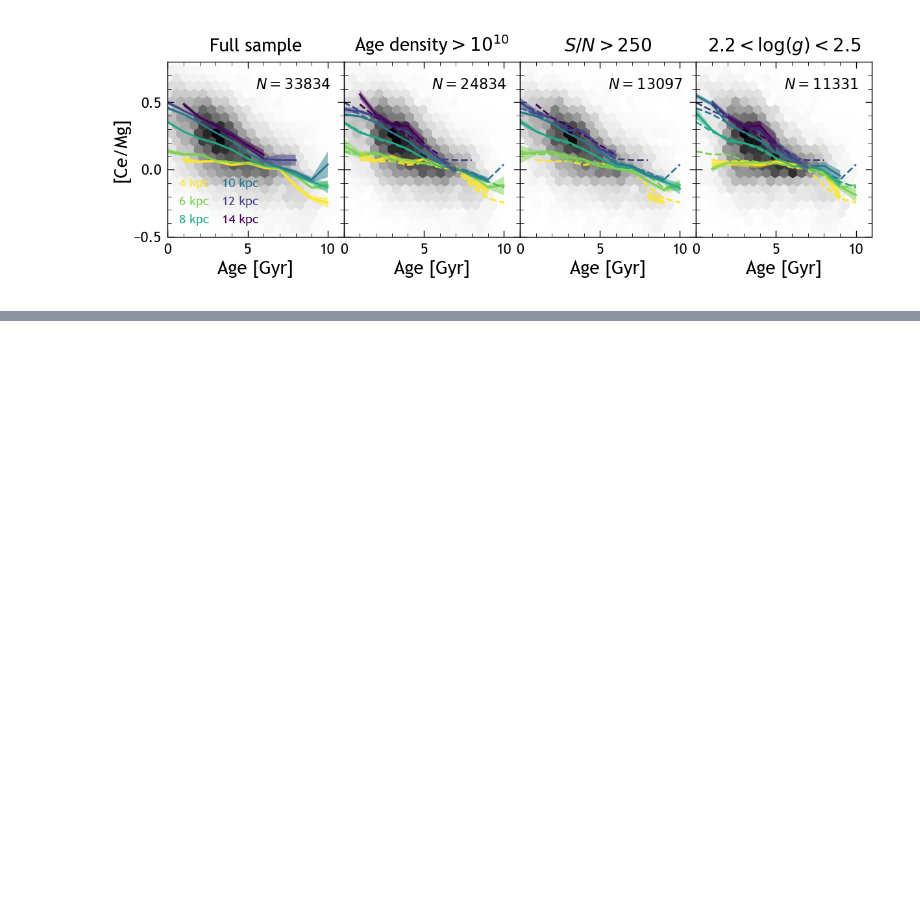
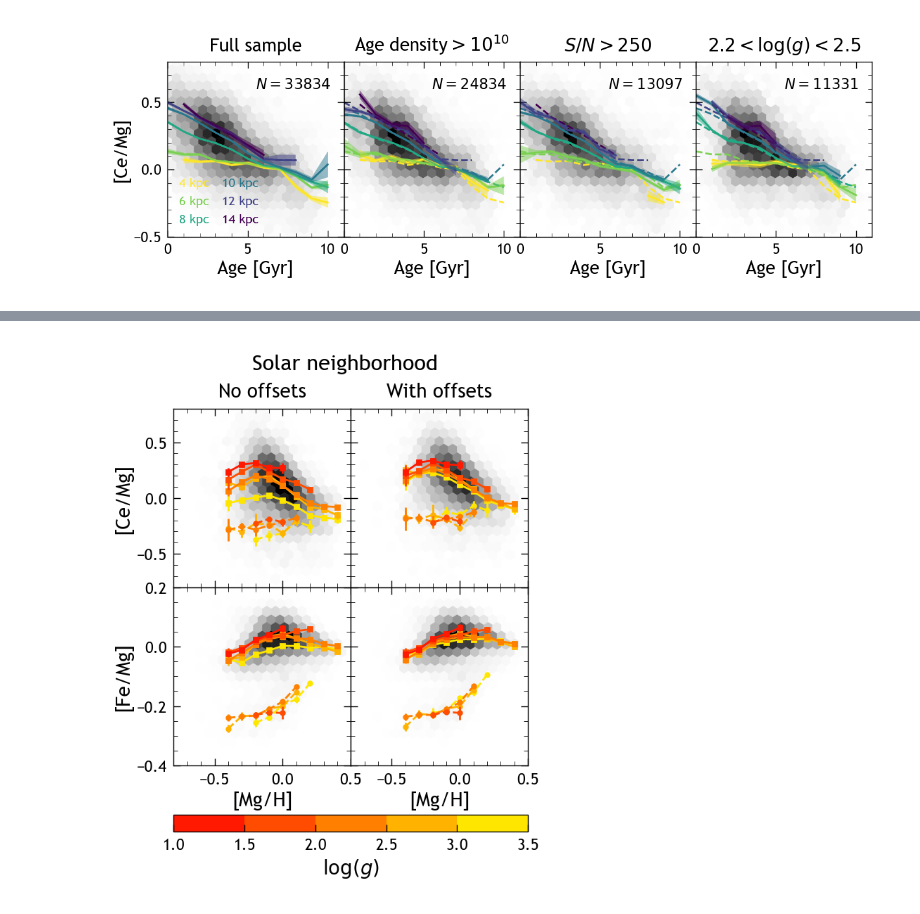
Before and after one commit to lodubay/chemical-clocks, a Jupyter notebook: src/scripts/sensitivity_tests.ipynb, the cells around one changed output, grey strips where cells are left out. Drawn from its saved outputs; the diff is of its cells as text; code cells hidden in the pictures; blank space fills up the shorter version.

```diff
--- a/src/scripts/sensitivity_tests.ipynb
+++ b/src/scripts/sensitivity_tests.ipynb
@@ -414,0 +420,99 @@ plt.show()
+# %%
+# Initialize grid of log(g), [Mg/H] values
+MgH_bin_edges = np.round(np.linspace(-0.75, 0.45, 13, endpoint=True), 2)
+MgH_bin_centers = get_bin_centers(MgH_bin_edges)
+logg_bin_edges = np.linspace(0, 3.5, 8, endpoint=True)
+logg_bin_centers = get_bin_centers(logg_bin_edges)
+AXES_LIM = {
+    'mg_h': (-0.8, 0.5),
+    'ce_mg': (-0.8, 0.8),
+    'fe_mg': (-0.4, 0.2)
+}
+
+# Plot
+fig, axs = plt.subplots(
+    2, 2,
+    sharex=True, sharey='row',
+    figsize=(ONE_COLUMN_WIDTH, 1.2 * ONE_COLUMN_WIDTH),
+    gridspec_kw={'hspace': 0, 'wspace': 0}
+)
+cmap = truncate_colormap(plt.get_cmap('autumn'), minval=0.1, maxval=0.9)
+norm = BoundaryNorm(logg_bin_edges[2:], cmap.N)
+hexbin_kw = dict(gridsize=20, linewidths=0.2, cmap='binary')
+ms = 2
+for i, ycol in enumerate(['ce_mg', 'ce_mg_corr', 'fe_mg', 'fe_mg_corr']):
+    ax = axs.flatten()[i]
+    # 2D hexbin of all stars
+    ax.hexbin(
+        local_sample['mg_h'], local_sample[ycol],
+        extent=[*AXES_LIM['mg_h'], *AXES_LIM[ycol.replace('_corr', '')]],
+        **hexbin_kw
+    )
+    # Plot median trends binned by log(g)
+    # Ignore log(g) < 1 as that is outside the sample cut
+    for j in range(2, logg_bin_centers.shape[0]):
+        logg_lim = logg_bin_edges[j:j+2]
+        logg_center = np.sum(logg_bin_edges[j:j+2])/2
+        logg_subset = local_sample[
+            (local_sample['logg'] > logg_lim[0]) &
+            (local_sample['logg'] < logg_lim[1])
+        ]
+        # High-alpha median trends, binned by [Mg/H]
+        high_alpha_uncorr_med = binned_quantiles(
+            logg_subset[logg_subset['high_alpha']], ycol, 'mg_h',
+            q=0.5, bin_edges=MgH_bin_edges, min_count=10, est_errors=True
+        )
+        ax.errorbar(
+            *high_alpha_uncorr_med,
+            fmt='o--', markersize=ms,
+            capsize=0,
+            color=cmap(norm(logg_center)),
+            zorder=10-j
+        )
+        # Low-alpha median trends, binned by [Mg/H]
+        low_alpha_uncorr_med = binned_quantiles(
+            logg_subset[logg_subset['low_alpha']], ycol, 'mg_h',
+            q=0.5, bin_edges=MgH_bin_edges, min_count=10, est_errors=True
+        )
+        ax.errorbar(
+            *low_alpha_uncorr_med,
+            fmt='s-', markersize=ms,
+            capsize=0,
+            color=cmap(norm(logg_center)),
+            zorder=10-j
+        )
+# Add colorbar
+cax = insert_colorbar_axes(
+    fig,
+    pad=0.06, width=0.03,
+    orientation='horizontal'
+)
+fig.colorbar(
+    ScalarMappable(norm, cmap),
+    cax=cax,
+    label=r'$\log(g)$',
+    orientation='horizontal'
+)
+cax.yaxis.set_inverted(True)
+# Plot labels
+axs[0,0].set_title('No offsets')
+axs[0,1].set_title('With offsets')
+axs[0,0].set_ylabel('[Ce/Mg]')
+axs[1,0].set_ylabel('[Fe/Mg]')
+axs[1,0].set_xlabel('[Mg/H]')
+axs[1,1].set_xlabel('[Mg/H]')
+# Axes limits
+axs[0,0].set_xlim(AXES_LIM['mg_h'])
+axs[0,0].set_ylim(AXES_LIM['ce_mg'])
+axs[1,0].set_ylim(AXES_LIM['fe_mg'])
+# Axes tickers
+axs[0,0].xaxis.set_major_locator(MultipleLocator(0.5))
+axs[0,0].xaxis.set_minor_locator(MultipleLocator(0.1))
+axs[0,0].yaxis.set_major_locator(MultipleLocator(0.5))
+axs[0,0].yaxis.set_minor_locator(MultipleLocator(0.1))
+axs[1,0].yaxis.set_major_locator(MultipleLocator(0.2))
+axs[1,0].yaxis.set_minor_locator(MultipleLocator(0.05))
+fig.suptitle('Solar neighborhood')
+plt.show()
+# %% [output]
+[figure, added]
```
Also changed, not shown: parts of 5 cells of this notebook.
